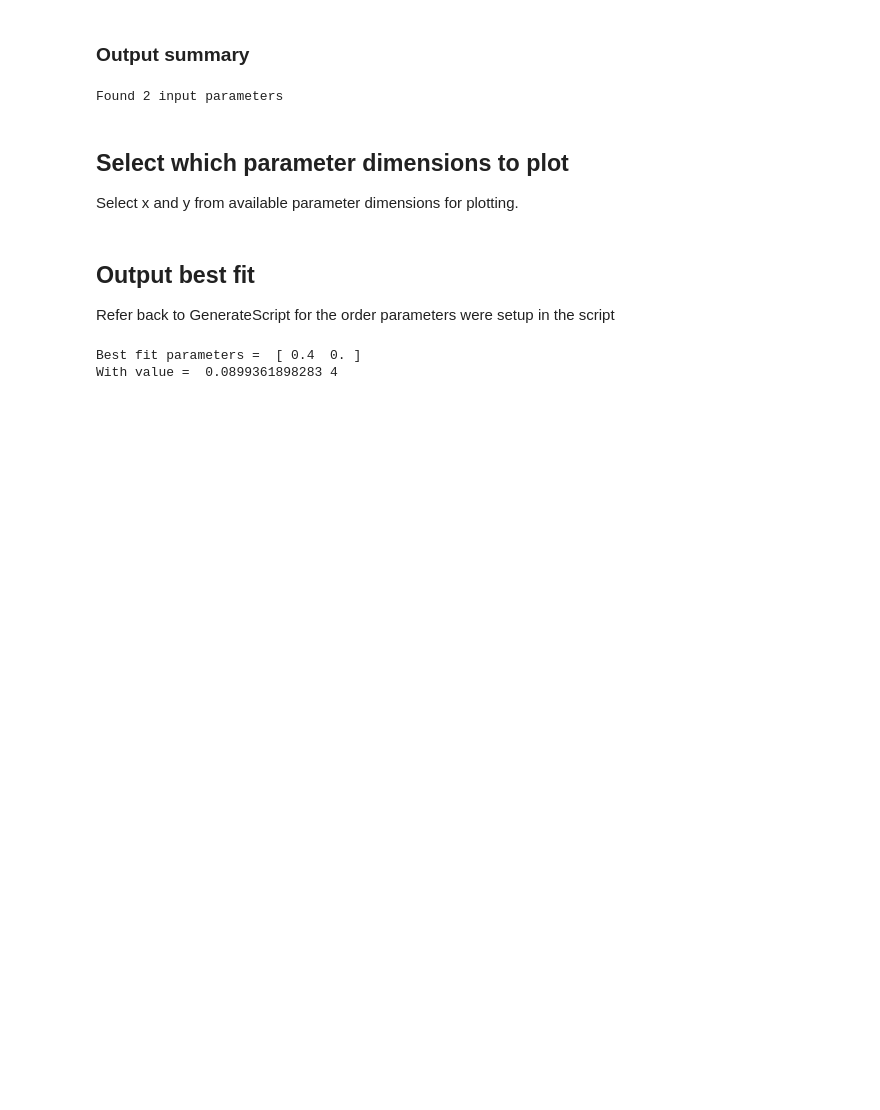
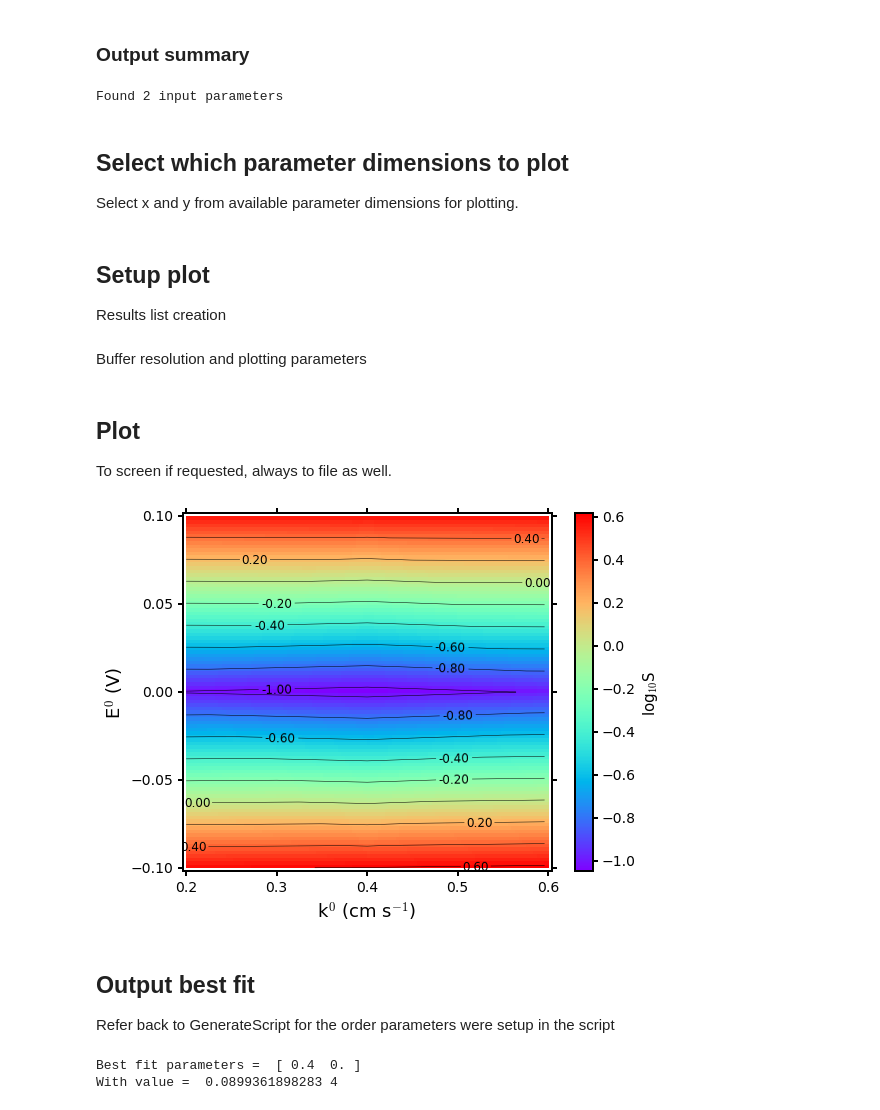
Before and after one commit to garethkennedy/MECSim_Analytics, a Jupyter notebook: SurfacePlots.ipynb, the cells around one changed output. Drawn from its saved outputs; the diff is of its cells as text; code cells hidden in the pictures; blank space fills up the shorter version.

```diff
--- a/SurfacePlots.ipynb
+++ b/SurfacePlots.ipynb
@@ -64,3 +64,11 @@ Select x and y from available parameter dimensions for plotting.
 # %%
 x = parameters[iPlotAsX, ]
 y = parameters[iPlotAsY, ]
+# %% [markdown]
+## Setup plot
+
+Results list creation
+# %%
+z = results
+# %% [markdown]
+Buffer resolution and plotting parameters
@@ -67,3 +84,74 @@ y = parameters[iPlotAsY, ]
+# %% [markdown]
+## Plot
+
+To screen if requested, always to file as well.
+# %%
+ny, nx = 100, 100
+deltax = (xplotmax - xplotmin)/float(nx)
+deltay = (yplotmax - yplotmin)/float(ny)
+xmin = xplotmin-bufX
+xmax = xplotmax+bufX
+ymin = yplotmin-bufY
+ymax = yplotmax+bufY
+xi = np.arange(xmin-bufX, xmax+bufX, deltax)
+yi = np.arange(ymin-bufY, ymax+bufY, deltay)
+zlog = np.log10(z)
+#zi = ml.griddata(x, y, zlog, xi, yi, interp='nn') # 'nn' for incomplete data; 'linear' if complete
+zi = ml.griddata(x, y, zlog, xi, yi, interp='linear') # 'nn' for incomplete data; 'linear' if complete
+
+plt.figure(figsize=(8,6),dpi=100)
+plt.rcParams['xtick.major.size'] = 5
+plt.rcParams['xtick.major.width'] = 2
+plt.rcParams['xtick.minor.size'] = 3
+plt.rcParams['xtick.minor.width'] = 2
+plt.rcParams['ytick.major.size'] = 5
+plt.rcParams['ytick.major.width'] = 2
+plt.rcParams['ytick.minor.size'] = 3
+plt.rcParams['ytick.minor.width'] = 2
+plt.rcParams['axes.linewidth'] = 2
+plt.rcParams['lines.linewidth'] = 2
+plt.rcParams['xtick.labelsize'] = 14
+plt.rcParams['ytick.labelsize'] = 14
+plt.rcParams['contour.negative_linestyle'] = 'solid'
+plt.rcParams['xtick.direction'] = 'out'
+plt.rcParams['ytick.direction'] = 'out'
+plt.ticklabel_format(axis='y', style='sci', scilimits=(-2,2))
+CS = plt.contour(xi, yi, zi, 10, linewidths = 0.5, colors = 'k')
+# Define a class that forces representation of float to look a certain way
+# This remove trailing zero so '1.0' becomes '1'
+class nf(float):
+    def __repr__(self):
+        str = '%.2f' % (self.__float__(),)
+        if str[-1] == '0':
+            return '%.2f' % self.__float__()
+        else:
+            return '%.2f' % self.__float__()
+
+# Recast levels to new class
+CS.levels = [nf(val) for val in CS.levels]
+
+# Label levels with specially formatted floats
+if plt.rcParams["text.usetex"]:
+    fmt = r'%r'
+else:
+    fmt = '%r'
+plt.clabel(CS, CS.levels, inline=True, fmt=fmt, fontsize=12)
+#plt.clabel(CS, inline=1, fontsize=10)
+plt.pcolormesh(xi, yi, zi, cmap = plt.get_cmap('rainbow'))
+plt.colorbar().set_label(label='log$_{10}$S',size=15)
+# if want to add a point - e.g. the best fit point
+#plt.scatter(0.0115, 0.217, marker = 'o', c = 'white', s = 100, zorder = 10)
+plt.xlim(xmin, xmax)
+plt.ylim(ymin, ymax)
+# edit x/y labels here
+plt.xlabel("k$^0$ (cm s$^{-1}$)",fontsize=18)
+plt.ylabel("E$^0$ (V)",fontsize=18)
+plt.tight_layout()
+plt.savefig("output.pdf")
+if(plotInteractive):
+    plt.show()
+# %% [output]
+[figure, added]
 # %% [markdown]
 ## Output best fit
 
```
Also changed, not shown: parts of 6 cells of this notebook, 3 other files.
